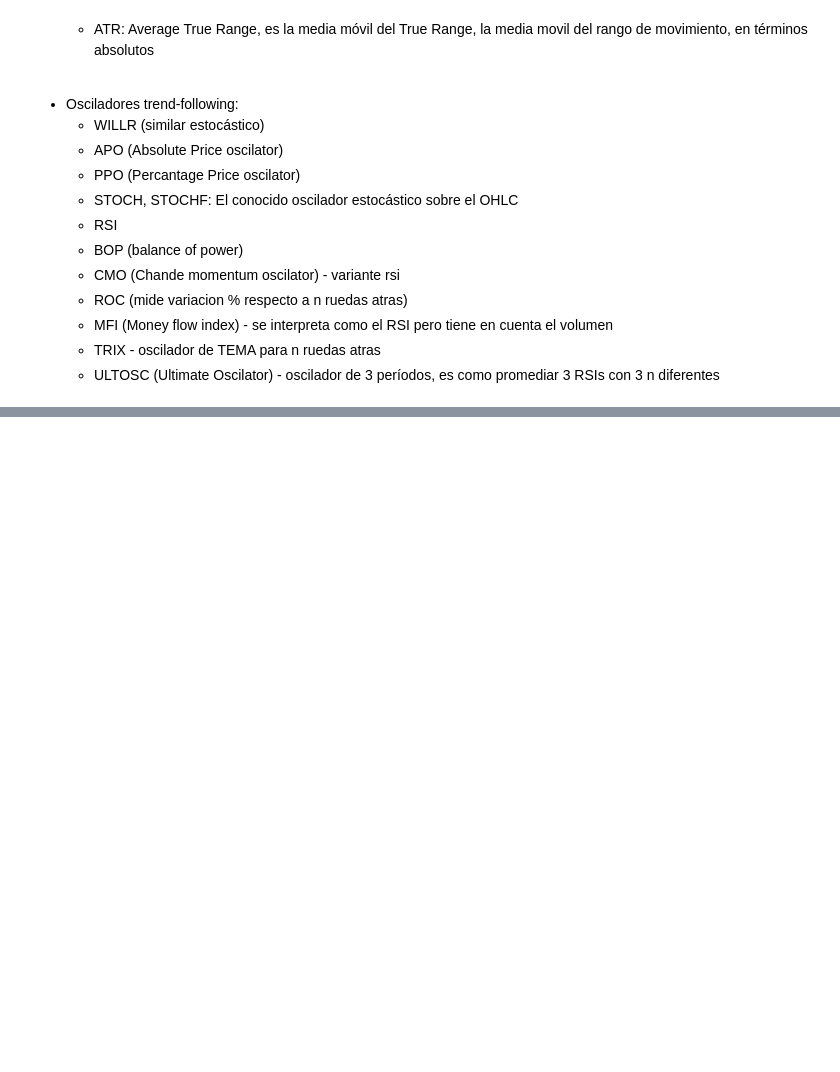
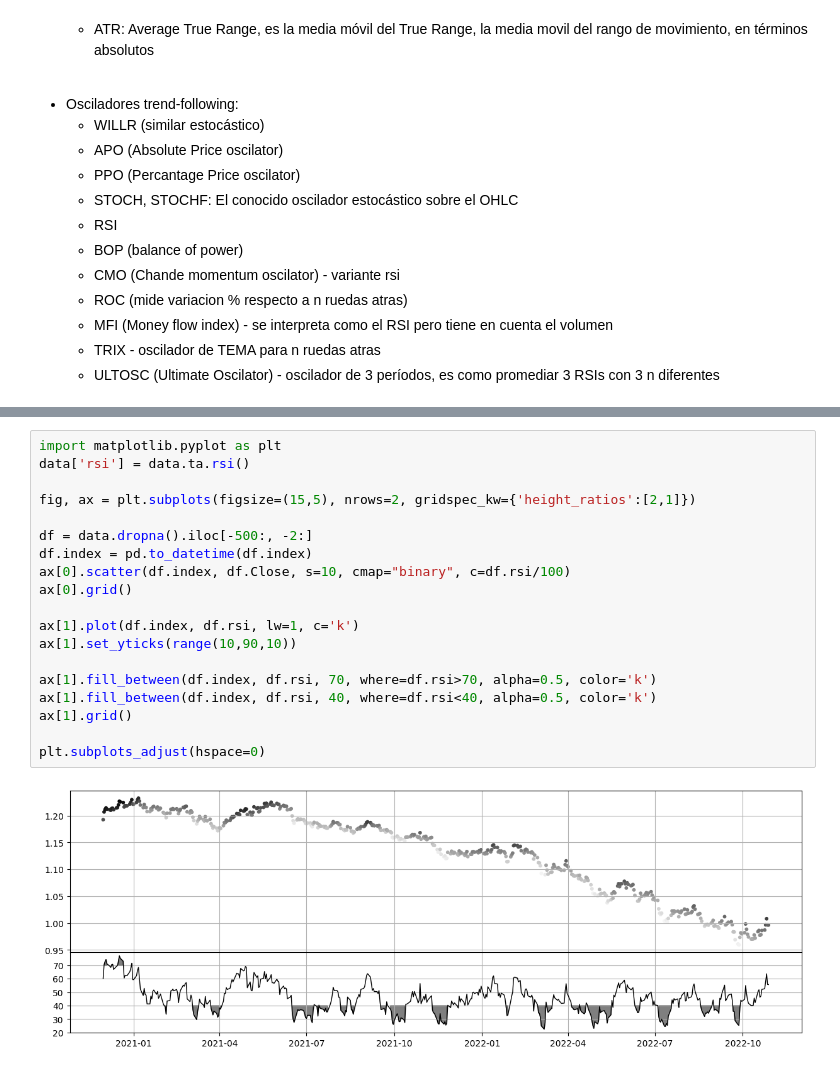
Before and after one commit to jackonedev/ZPRO_backtesting, a Jupyter notebook: quantitative_backtest-02.ipynb, the cells around one changed output, grey strips where cells are left out. Drawn from its saved outputs; the diff is of its cells as text; blank space fills up the shorter version.

```diff
--- a/quantitative_backtest-02.ipynb
+++ b/quantitative_backtest-02.ipynb
@@ -130,0 +186,21 @@ LISTA DE INDICADORES POR CATEGORIA:
+# %%
+import matplotlib.pyplot as plt
+data['rsi'] = data.ta.rsi()
+
+fig, ax = plt.subplots(figsize=(15,5), nrows=2, gridspec_kw={'height_ratios':[2,1]})
+
+df = data.dropna().iloc[-500:, -2:]
+df.index = pd.to_datetime(df.index)
+ax[0].scatter(df.index, df.Close, s=10, cmap="binary", c=df.rsi/100)
+ax[0].grid()
+
+ax[1].plot(df.index, df.rsi, lw=1, c='k')
+ax[1].set_yticks(range(10,90,10))
+
+ax[1].fill_between(df.index, df.rsi, 70, where=df.rsi>70, alpha=0.5, color='k')
+ax[1].fill_between(df.index, df.rsi, 40, where=df.rsi<40, alpha=0.5, color='k')
+ax[1].grid()
+
+plt.subplots_adjust(hspace=0)
+# %% [output]
+[figure, added]
```
Also changed, not shown: parts of 7 cells of this notebook, 3 other files.
